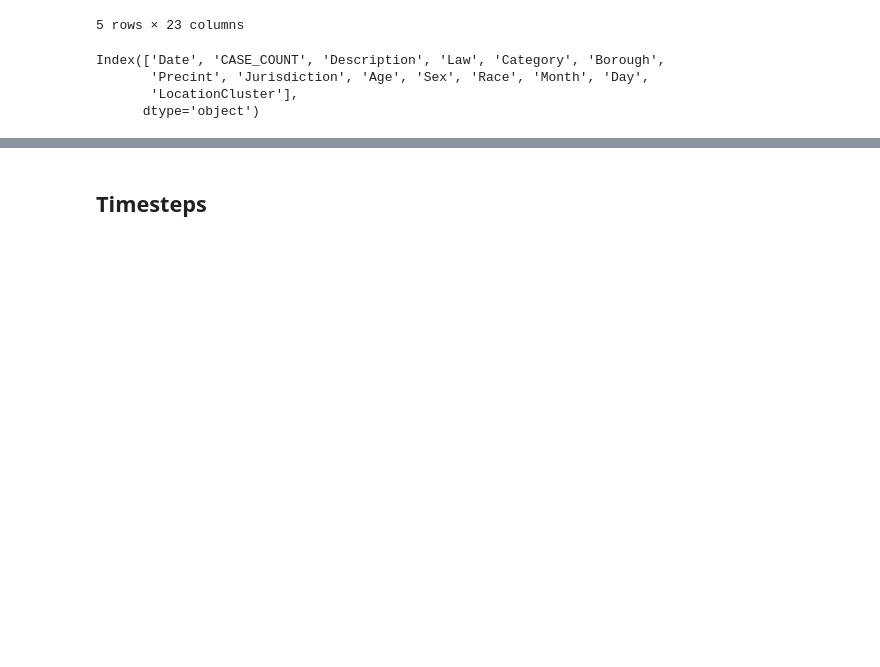
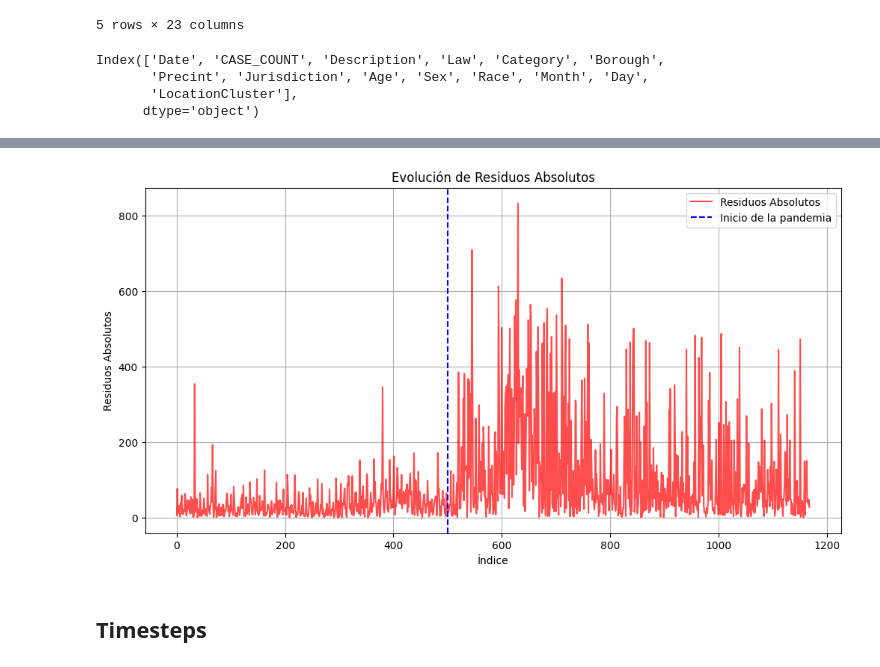
Before and after one commit to Pericsen/tp2-predi-avanzado, a Jupyter notebook: deep_learning/deep_learning.ipynb, the cells around one changed output, grey strips where cells are left out. Cells and saved outputs as stored; diff of their text form; code cells hidden in the pictures; blank space fills up the shorter version.

Commit message:
agregad evolucion de residuos absolutos en el analisis de las redes neuronales

```diff
--- a/deep_learning/deep_learning.ipynb
+++ b/deep_learning/deep_learning.ipynb
@@ -475,3 +462,17 @@ plt.show()
+# %%
+absolute_residuals = np.abs(residuals)
+
+plt.figure(figsize=(12, 6))
+plt.plot(range(len(absolute_residuals)), absolute_residuals, label='Residuos Absolutos', color='red', alpha=0.7)
+plt.axvline(x=500, color='blue', linestyle='--', label='Inicio de la pandemia')
+plt.title('Evolución de Residuos Absolutos')
+plt.xlabel('Índice')
+plt.ylabel('Residuos Absolutos')
+plt.legend()
+plt.grid()
+plt.show()
+# %% [output]
+[figure, added]
 # %% [markdown]
 ## Timesteps
 # %%
```
Also changed, not shown: parts of 6 cells of this notebook.
